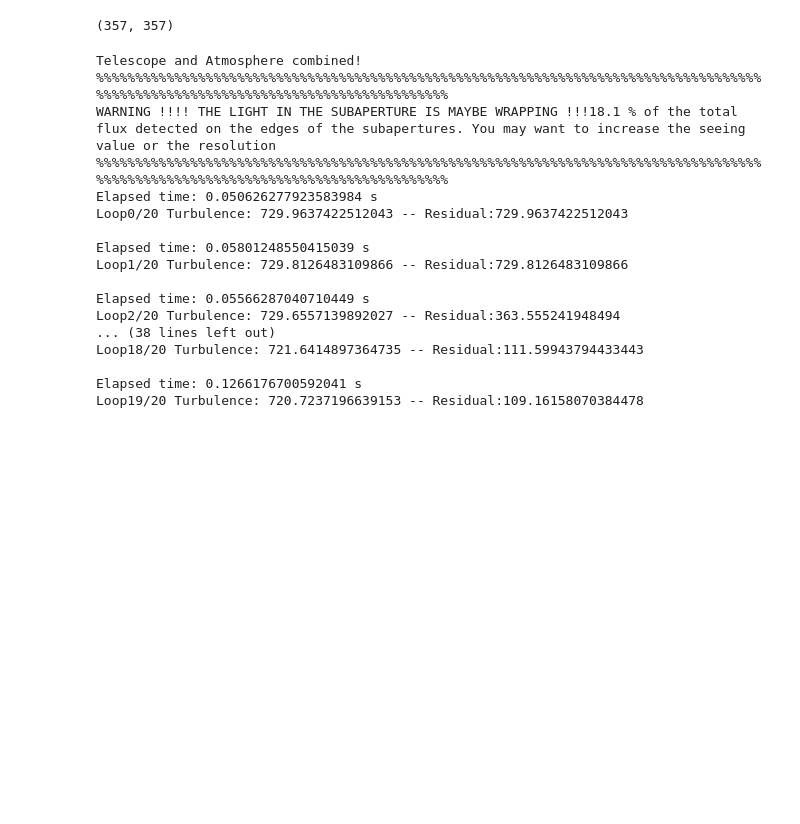
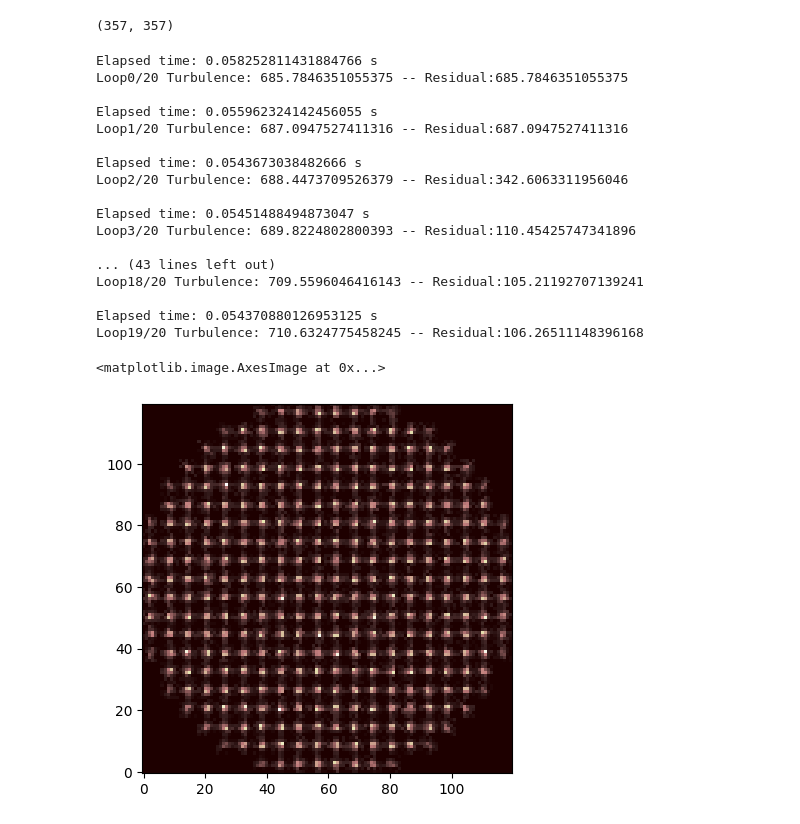
Before and after one commit to CHbloom/SWJTU_OOPAO, a Jupyter notebook: SWJTU_OOPAO/tutorials/scao_system/myAoSystem/test.ipynb, the cells around one changed output. Cells and saved outputs as stored; diff of their text form; code cells hidden in the pictures; blank space fills up the shorter version.

```diff
--- a/SWJTU_OOPAO/tutorials/scao_system/myAoSystem/test.ipynb
+++ b/SWJTU_OOPAO/tutorials/scao_system/myAoSystem/test.ipynb
@@ -221,6 +216,7 @@ param['nLoop'] = 20
 SR                      = np.zeros(param['nLoop']) # 斯特列尔比
 total                   = np.zeros(param['nLoop'])
 residual                = np.zeros(param['nLoop'])
+SR_ = np.zeros(param['nLoop'])
 wfsSignal               = np.arange(0,wfs.nSignal)*0
 # loop parameters
 gainCL                  = 0.6  # 传感增益
@@ -261,23 +257,28 @@ for i in range(param['nLoop']):
 
     print('Loop'+str(i)+'/'+str(param['nLoop'])+' Turbulence: '+str(total[i])+' -- Residual:' +str(residual[i])+ '\n')
 # %% [output]
-Telescope and Atmosphere combined!
-%%%%%%%%%%%%%%%%%%%%%%%%%%%%%%%%%%%%%%%%%%%%%%%%%%%%%%%%%%%%%%%%%%%%%%%%%%%%%%%%%%%%%%%%%%%%%%%%%%%%%%%%%%%%%%%%%%%%%%%%%%%%%%%%%%
-WARNING !!!! THE LIGHT IN THE SUBAPERTURE IS MAYBE WRAPPING !!!18.1 % of the total flux detected on the edges of the subapertures. You may want to increase the seeing value or the resolution
-%%%%%%%%%%%%%%%%%%%%%%%%%%%%%%%%%%%%%%%%%%%%%%%%%%%%%%%%%%%%%%%%%%%%%%%%%%%%%%%%%%%%%%%%%%%%%%%%%%%%%%%%%%%%%%%%%%%%%%%%%%%%%%%%%%
-Elapsed time: 0.050626277923583984 s
-Loop0/20 Turbulence: 729.9637422512043 -- Residual:729.9637422512043
+Elapsed time: 0.058252811431884766 s
+Loop0/20 Turbulence: 685.7846351055375 -- Residual:685.7846351055375
 
-Elapsed time: 0.05801248550415039 s
-Loop1/20 Turbulence: 729.8126483109866 -- Residual:729.8126483109866
+Elapsed time: 0.055962324142456055 s
+Loop1/20 Turbulence: 687.0947527411316 -- Residual:687.0947527411316
 
-Elapsed time: 0.05566287040710449 s
-Loop2/20 Turbulence: 729.6557139892027 -- Residual:363.555241948494
-... (38 lines left out)
-Loop18/20 Turbulence: 721.6414897364735 -- Residual:111.59943794433443
+Elapsed time: 0.0543673038482666 s
+Loop2/20 Turbulence: 688.4473709526379 -- Residual:342.6063311956046
 
-Elapsed time: 0.1266176700592041 s
-Loop19/20 Turbulence: 720.7237196639153 -- Residual:109.16158070384478
+Elapsed time: 0.05451488494873047 s
+Loop3/20 Turbulence: 689.8224802800393 -- Residual:110.45425747341896
+
+... (43 lines left out)
+Loop18/20 Turbulence: 709.5596046416143 -- Residual:105.21192707139241
+
+Elapsed time: 0.054370880126953125 s
+Loop19/20 Turbulence: 710.6324775458245 -- Residual:106.26511148396168
+# %%
+plt.imshow(wfs.cam.frame,cmap='pink', origin='lower')
+# %% [output]
+<matplotlib.image.AxesImage at 0x...>
+[figure, added]
 # %%
 # 波前误差
 plt.figure()
```
Also changed, not shown: parts of 25 cells of this notebook.
